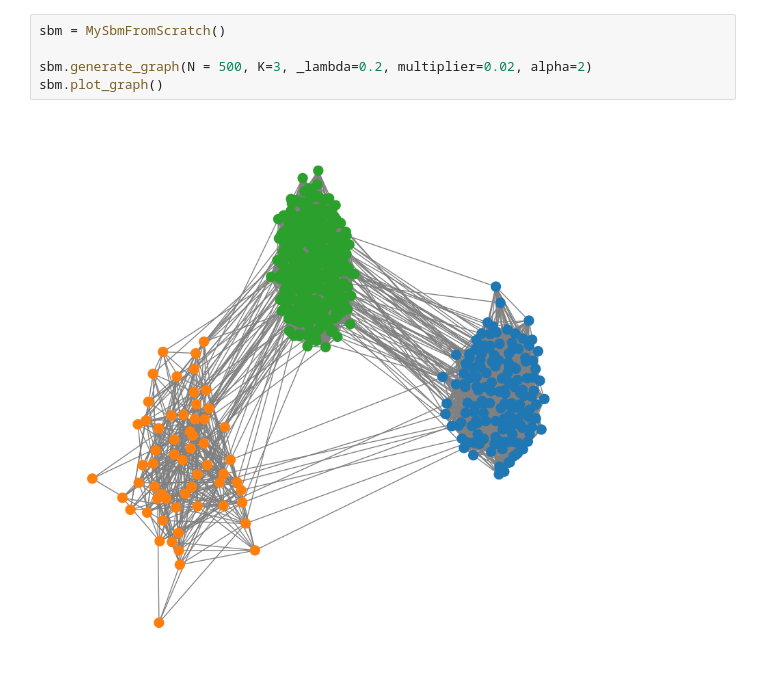
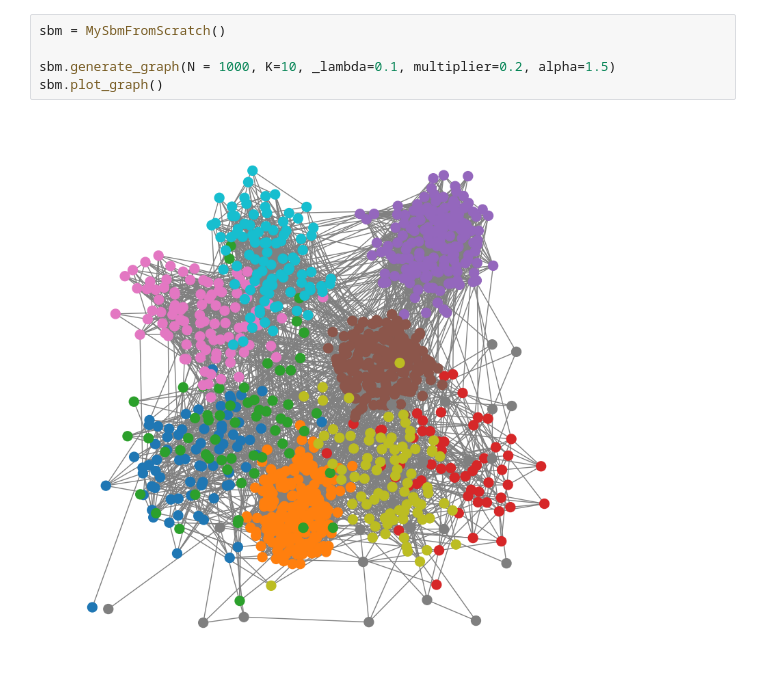
Before and after one commit to QMoayedpour/PGM_MVA, a Jupyter notebook: ntbk/vizu_graph.ipynb, the cells around one changed output. Saved outputs shown, nothing was run; the diff lists cells and outputs as text.

Commit message:
upd ntbk comp tau, alpha, pi

```diff
--- a/ntbk/vizu_graph.ipynb
+++ b/ntbk/vizu_graph.ipynb
@@ -36,7 +41,7 @@ sbm.plot_graph()
 # %%
 sbm = MySbmFromScratch()
 
-sbm.generate_graph(N = 500, K=3, _lambda=0.2, multiplier=0.02, alpha=2)
+sbm.generate_graph(N = 1000, K=10, _lambda=0.1, multiplier=0.2, alpha=1.5)
 sbm.plot_graph()
 # %% [output]
-[figure, old version]
+[figure, new version]
```
Also changed, not shown: parts of 7 cells of this notebook.
